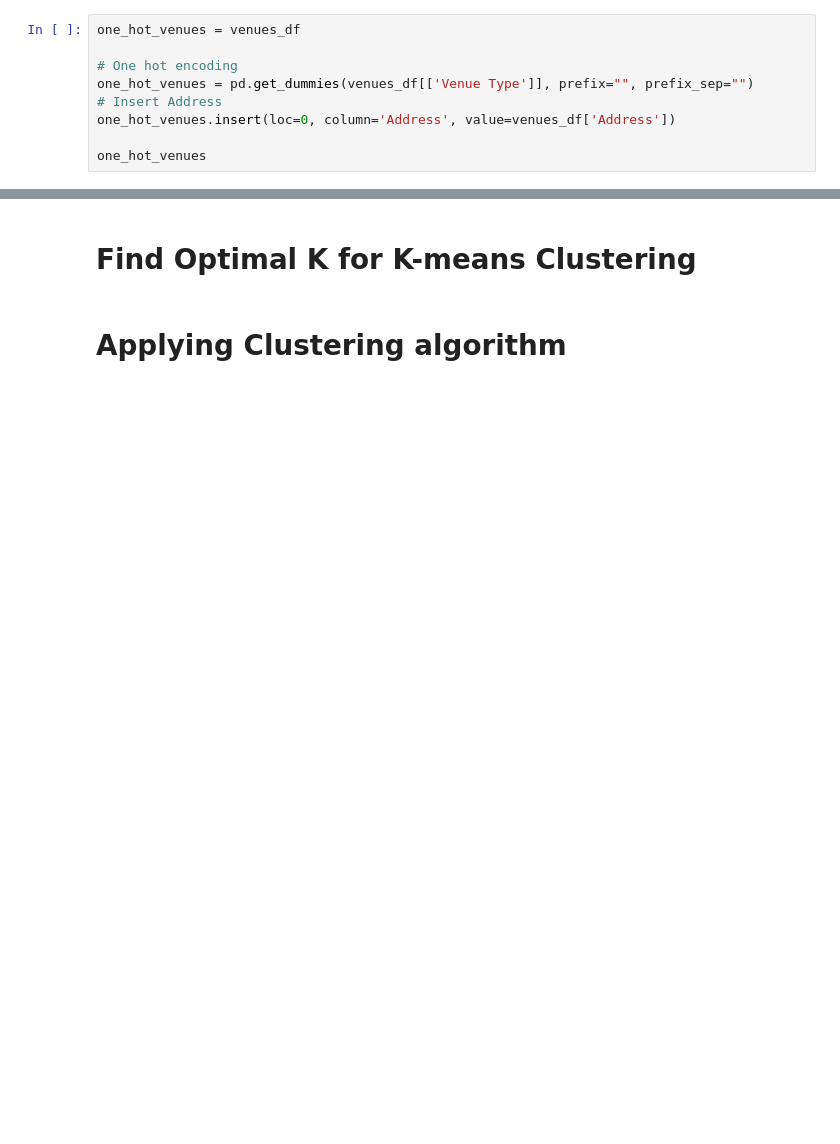
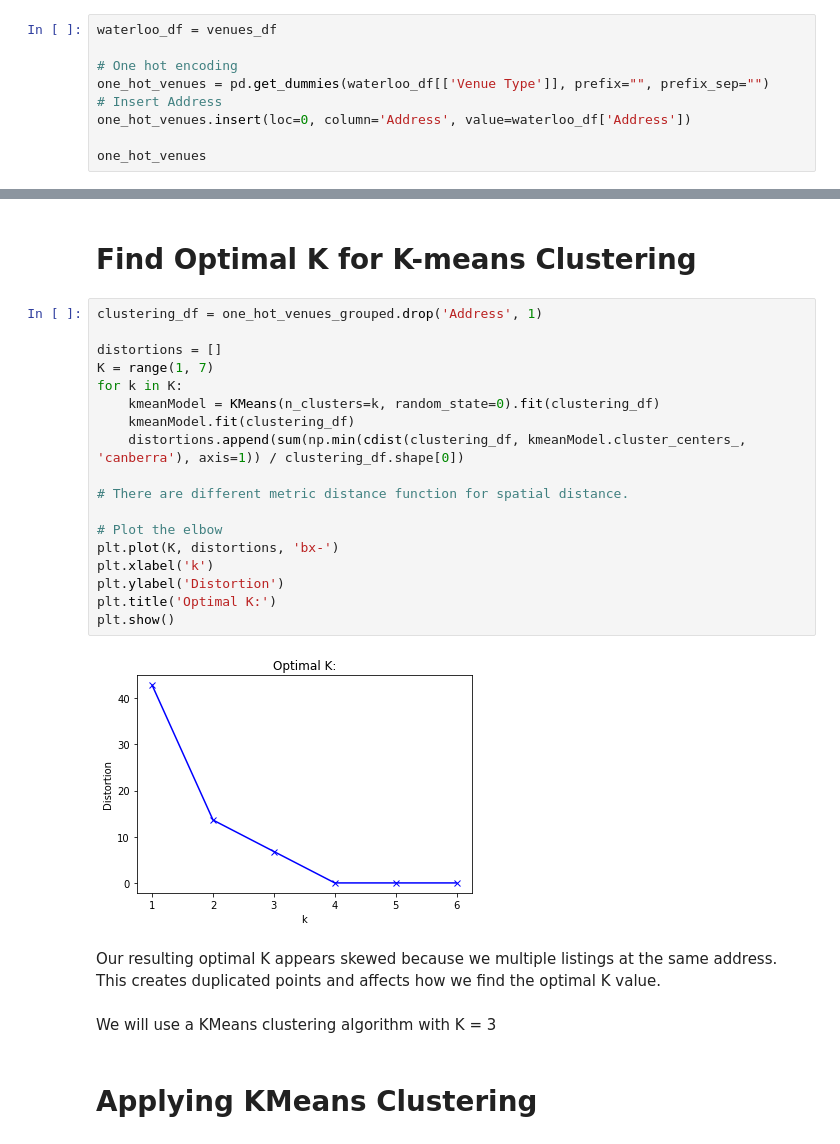
Before and after one commit to JacobRintjema/University-of-Waterloo-Student-Housing-and-Venue-Capstone-Project, a Jupyter notebook: UWaterloo Student Housing and Venue Capstone Prj.ipynb, the cells around one changed output, grey strips where cells are left out. Cells and saved outputs as stored; diff of their text form; blank space fills up the shorter version.

Commit message:
Added Results and Discussion/Conclusion section to project

```diff
--- a/UWaterloo Student Housing and Venue Capstone Prj.ipynb
+++ b/UWaterloo Student Housing and Venue Capstone Prj.ipynb
@@ -329,12 +322,12 @@ sns.jointplot(x='Distance', y='Price', data=housing_df[['Distance', 'Price']])
 # %% [markdown]
 # One-hot Encoding of Venues
 # %%
-one_hot_venues = venues_df
+waterloo_df = venues_df
 
 # One hot encoding
-one_hot_venues = pd.get_dummies(venues_df[['Venue Type']], prefix="", prefix_sep="")
+one_hot_venues = pd.get_dummies(waterloo_df[['Venue Type']], prefix="", prefix_sep="")
 # Insert Address
-one_hot_venues.insert(loc=0, column='Address', value=venues_df['Address'])
+one_hot_venues.insert(loc=0, column='Address', value=waterloo_df['Address'])
 
 one_hot_venues
 # %% [output]
@@ -374,4 +408,28 @@ venue_frequency
 # %% [markdown]
 # Find Optimal K for K-means Clustering
+# %%
+clustering_df = one_hot_venues_grouped.drop('Address', 1)
+
+distortions = []
+K = range(1, 7)
+for k in K:
+    kmeanModel = KMeans(n_clusters=k, random_state=0).fit(clustering_df)
+    kmeanModel.fit(clustering_df)
+    distortions.append(sum(np.min(cdist(clustering_df, kmeanModel.cluster_centers_, 'canberra'), axis=1)) / clustering_df.shape[0])
+
+# There are different metric distance function for spatial distance.
+
+# Plot the elbow
+plt.plot(K, distortions, 'bx-')
+plt.xlabel('k')
+plt.ylabel('Distortion')
+plt.title('Optimal K:')
+plt.show()
+# %% [output]
+[figure, added]
+# %% [markdown]
+Our resulting optimal K appears skewed because we multiple listings at the same address. This creates duplicated points and affects how we find the optimal K value.
+# %% [markdown]
+We will use a KMeans clustering algorithm with K = 3
 # %% [markdown]
-# Applying Clustering algorithm
+# Applying KMeans Clustering
```
Also changed, not shown: parts of 19 cells of this notebook.
